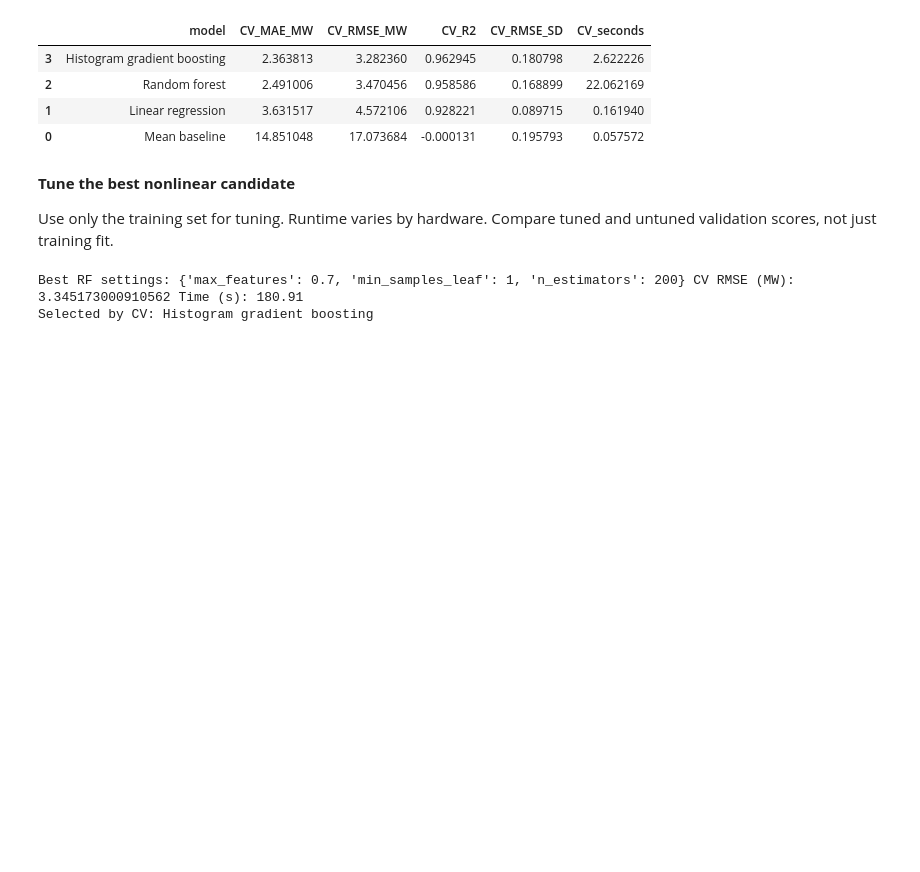
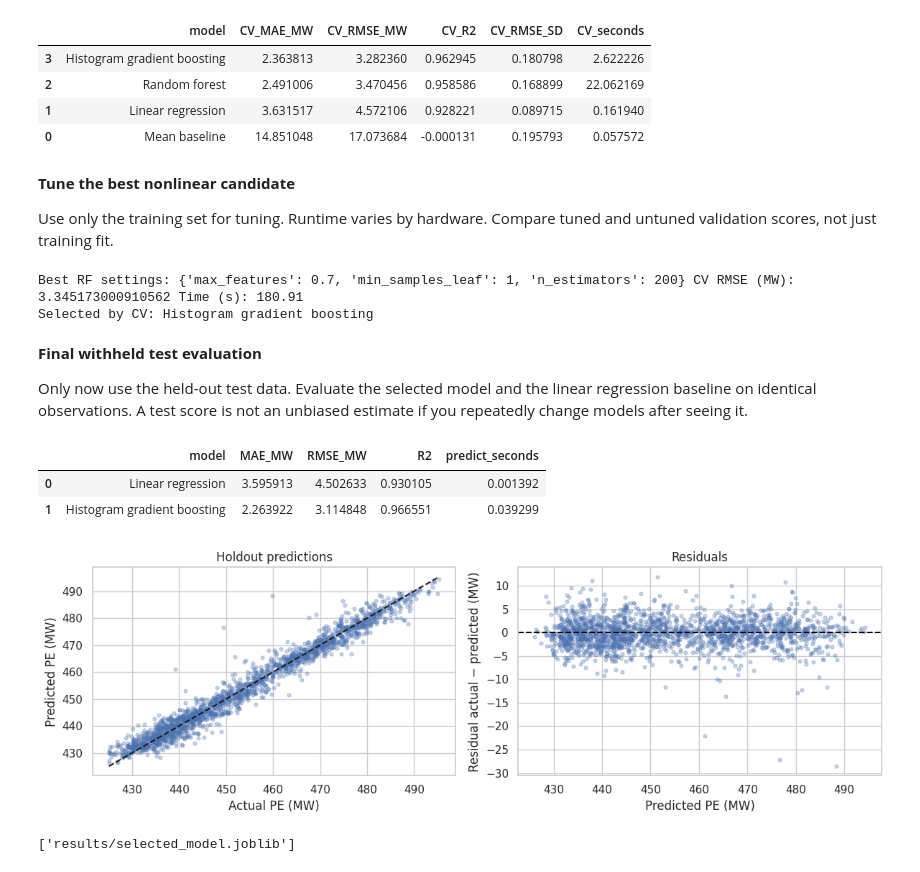
Before and after one commit to nat-petty/MMA3001-project, a Jupyter notebook: MMA3001projectNP.ipynb, the cells around one changed output. Saved outputs shown, nothing was run; the diff lists cells and outputs as text; code cells hidden in the pictures; blank space fills up the shorter version.

Commit message:
Histogram gradient boosting choice verified with test data

```diff
--- a/MMA3001projectNP.ipynb
+++ b/MMA3001projectNP.ipynb
@@ -165,3 +165,31 @@ print('Selected by CV:',selected_name)
 # %% [output]
 Best RF settings: {'max_features': 0.7, 'min_samples_leaf': 1, 'n_estimators': 200} CV RMSE (MW): 3.345173000910562 Time (s): 180.91
 Selected by CV: Histogram gradient boosting
+# %% [markdown]
+**Final withheld test evaluation**
+
+Only now use the held-out test data. Evaluate the selected model and the linear regression baseline on identical observations. A test score is not an unbiased estimate if you repeatedly change models after seeing it.
+# %%
+linear=LinearRegression().fit(X_train,y_train)
+if selected_name!='Tuned random forest':selected_model.fit(X_train,y_train)
+rows=[]
+for name,model in [('Linear regression',linear),(selected_name,selected_model)]:
+    start=time.perf_counter(); pred=model.predict(X_test);pred_seconds=time.perf_counter()-start
+    rows.append({'model':name,**metrics(y_test,pred),'predict_seconds':pred_seconds})
+test_results=pd.DataFrame(rows);display(test_results)
+test_results.to_csv(OUTPUT/'holdout_results.csv',index=False)
+pred=selected_model.predict(X_test)
+fig,axes=plt.subplots(1,2,figsize=(12,4))
+axes[0].scatter(y_test,pred,alpha=.3,s=12)
+lims=[min(y_test.min(),pred.min()),max(y_test.max(),pred.max())]
+axes[0].plot(lims,lims,'k--');axes[0].set(xlabel='Actual PE (MW)',ylabel='Predicted PE (MW)',title='Holdout predictions')
+axes[1].scatter(pred,y_test-pred,alpha=.3,s=12);axes[1].axhline(0,color='black',linestyle='--')
+axes[1].set(xlabel='Predicted PE (MW)',ylabel='Residual actual − predicted (MW)',title='Residuals')
+plt.tight_layout();plt.savefig(OUTPUT/'holdout_diagnostics.png',dpi=160);plt.show()
+dump(selected_model,OUTPUT/'selected_model.joblib')
+# %% [output]
+|  | model | MAE_MW | RMSE_MW | R2 | predict_seconds |
+| 0 | Linear regression | 3.595913 | 4.502633 | 0.930105 | 0.001392 |
+| 1 | Histogram gradient boosting | 2.263922 | 3.114848 | 0.966551 | 0.039299 |
+[figure, added]
+['results/selected_model.joblib']
```
